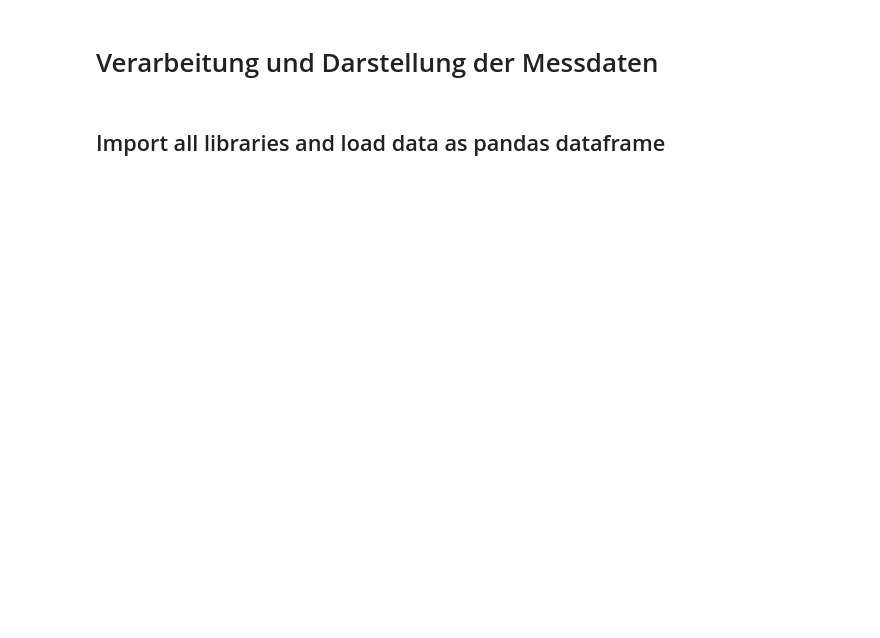
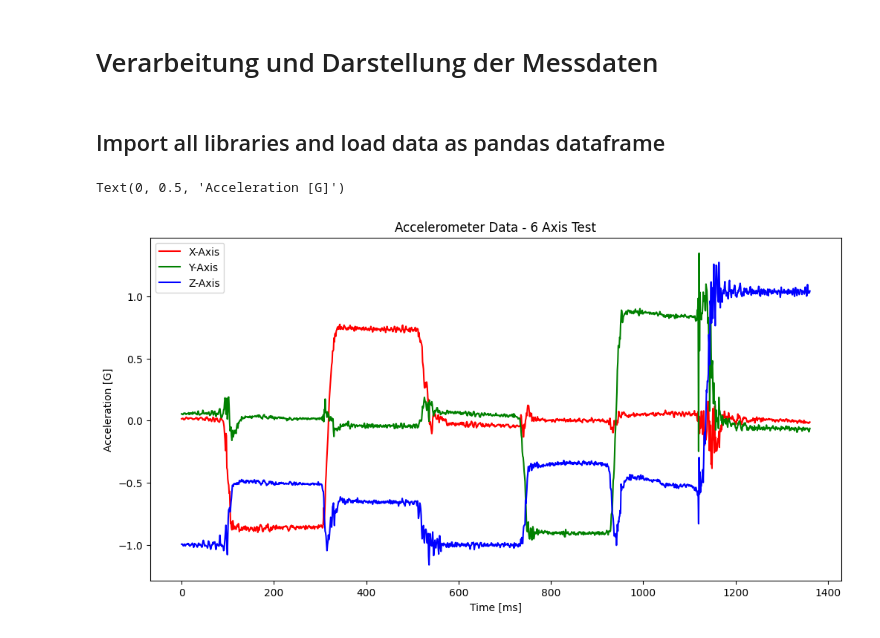
Before and after one commit to MaierElias/Labor_Biosignalverarbeitung, a Jupyter notebook: Labor_1/P1_Visualisierung_Messdaten.ipynb, the cells around one changed output. Saved outputs shown, nothing was run; the diff lists cells and outputs as text; code cells hidden in the pictures; blank space fills up the shorter version.

Commit message:
Added points 5, 6,  8 (a) and 10. Points 9 and 12 are done implicitly since we do not have data of the test with the wrongly set parameters. Still missing: point 13

```diff
--- a/Labor_1/P1_Visualisierung_Messdaten.ipynb
+++ b/Labor_1/P1_Visualisierung_Messdaten.ipynb
@@ -8,3 +8,19 @@ import pandas as pd
 import numpy as np
 import scipy.signal as sci
 import matplotlib.pyplot as plt
+# %%
+# Aufgabe 5 (Drehen in alle 6 Richtungen)
+df = pd.read_csv('Daten/Lab1_IMU_6Achsentest.csv', sep=';')
+
+# Plotting the accelerometer data
+plt.figure(figsize=(12, 6))
+plt.plot(df['x'], label='X-Axis', color='r')
+plt.plot(df['y'], label='Y-Axis', color='g')
+plt.plot(df['z'], label='Z-Axis', color='b')
+plt.xlabel('Time [ms]')
+plt.legend()
+plt.title('Accelerometer Data - 6 Axis Test')
+plt.ylabel('Acceleration [G]')
+# %% [output]
+Text(0, 0.5, 'Acceleration [G]')
+[figure, added]
```
Also changed, not shown: parts of 10 cells of this notebook, 2 other files.
